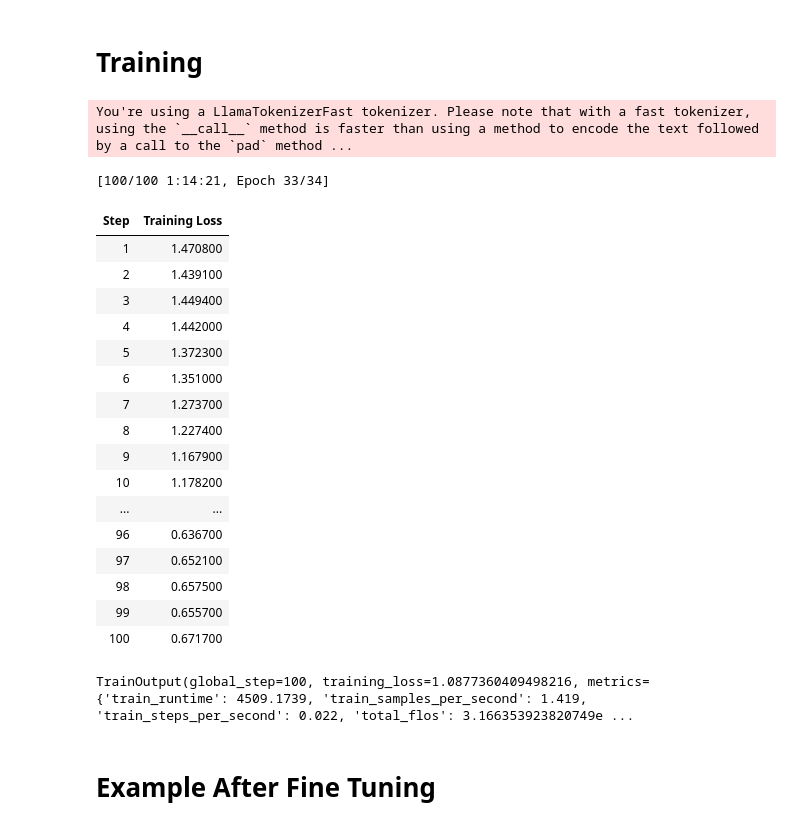
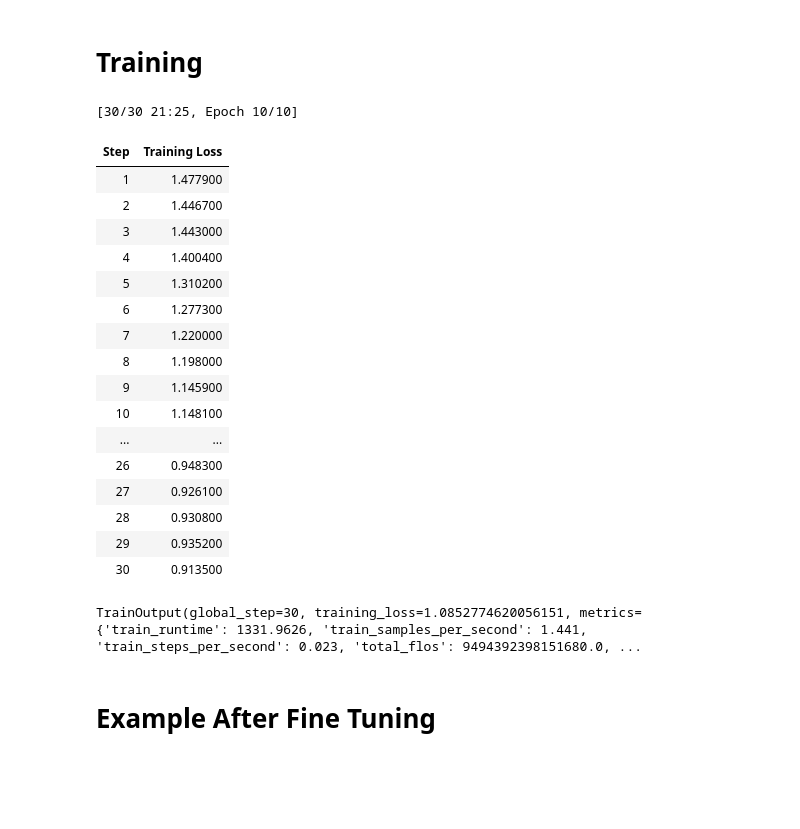
Before and after one commit to gpt2go/llm2finetune, a Jupyter notebook: Vicuna_7B_Instruct_QLoRA.ipynb, the cells around one changed output. Drawn from its saved outputs; the diff is of its cells as text; code cells hidden in the pictures; blank space fills up the shorter version.

```diff
--- a/Vicuna_7B_Instruct_QLoRA.ipynb
+++ b/Vicuna_7B_Instruct_QLoRA.ipynb
@@ -302,46 +296,45 @@ results
 # %%
 trainer = transformers.Trainer(
     model=model,
     train_dataset=train_dataset,
     # eval_dataset=val_dataset,
     args=transformers.TrainingArguments(
         num_train_epochs=1,
         per_device_train_batch_size=16,
         gradient_accumulation_steps=4,
         warmup_ratio=0.05,
-        max_steps=100,
+        max_steps=30,
         learning_rate=2e-4,
         fp16=True,
         logging_steps=1,
         output_dir="outputs",
         optim="paged_adamw_8bit",
         lr_scheduler_type='cosine',
     ),
     data_collator=transformers.DataCollatorForLanguageModeling(tokenizer, mlm=False),
 )
 model.config.use_cache = False  # silence the warnings. Please re-enable for inference!
 trainer.train()
 # %% [output]
-You're using a LlamaTokenizerFast tokenizer. Please note that with a fast tokenizer, using the `__call__` method is faster than using a method to encode the text followed by a call to the `pad` method ...
+[30/30 21:25, Epoch 10/10]
+| Step | Training Loss |
+| 1 | 1.477900 |
+| 2 | 1.446700 |
+| 3 | 1.443000 |
+| 4 | 1.400400 |
+| 5 | 1.310200 |
+| 6 | 1.277300 |
+| 7 | 1.220000 |
+| 8 | 1.198000 |
+| 9 | 1.145900 |
+| 10 | 1.148100 |
+| ... | ... |
+| 26 | 0.948300 |
+| 27 | 0.926100 |
+| 28 | 0.930800 |
+| 29 | 0.935200 |
+| 30 | 0.913500 |
-[100/100 1:14:21, Epoch 33/34]
+TrainOutput(global_step=30, training_loss=1.0852774620056151, metrics={'train_runtime': 1331.9626, 'train_samples_per_second': 1.441, 'train_steps_per_second': 0.023, 'total_flos': 9494392398151680.0, ...
-| Step | Training Loss |
-| 1 | 1.470800 |
-| 2 | 1.439100 |
-| 3 | 1.449400 |
-| 4 | 1.442000 |
-| 5 | 1.372300 |
-| 6 | 1.351000 |
-| 7 | 1.273700 |
-| 8 | 1.227400 |
-| 9 | 1.167900 |
-| 10 | 1.178200 |
-| ... | ... |
-| 96 | 0.636700 |
-| 97 | 0.652100 |
-| 98 | 0.657500 |
-| 99 | 0.655700 |
-| 100 | 0.671700 |
-TrainOutput(global_step=100, training_loss=1.0877360409498216, metrics={'train_runtime': 4509.1739, 'train_samples_per_second': 1.419, 'train_steps_per_second': 0.022, 'total_flos': 3.166353923820749e ...
 # %% [markdown]
 # Example After Fine Tuning
 # %%
```
Also changed, not shown: parts of 11 cells of this notebook.
